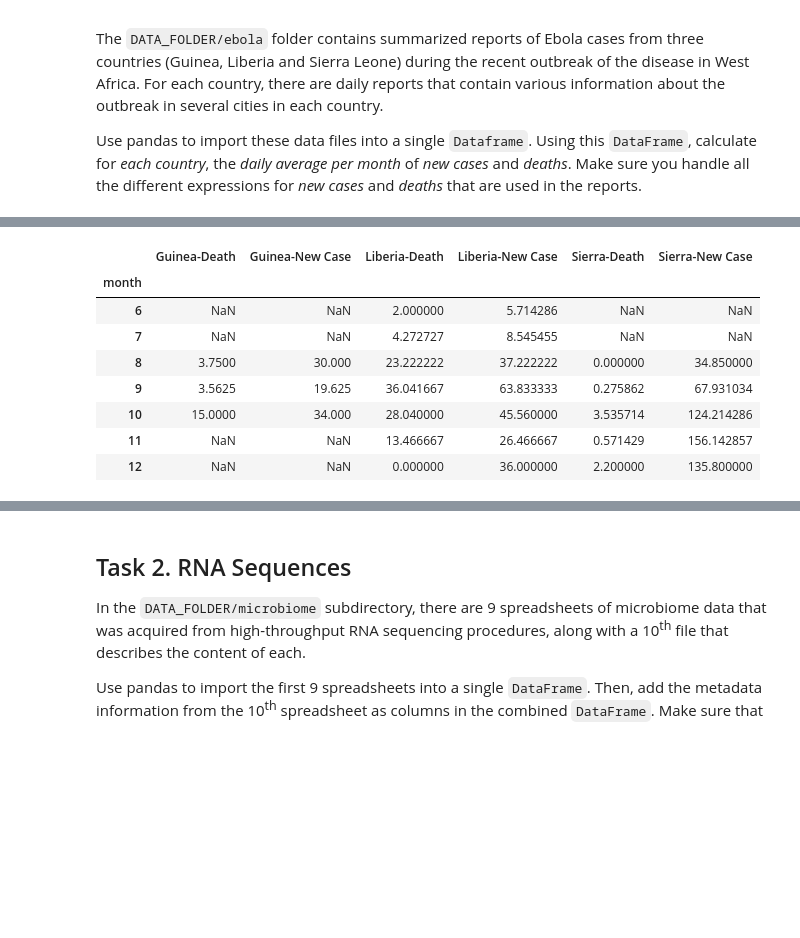
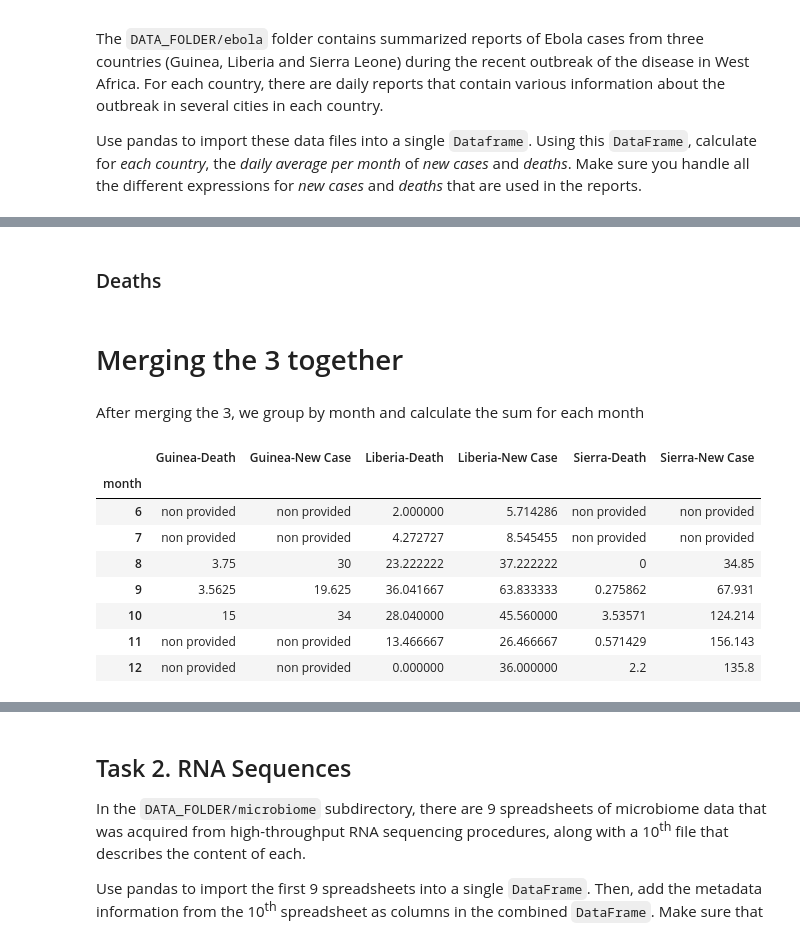
Before and after one commit to oabouzaid/Applied-Data-Analysis, a Jupyter notebook: homework01.ipynb, the cells around one changed output, grey strips where cells are left out. Saved outputs shown, nothing was run; the diff lists cells and outputs as text; code cells hidden in the pictures; blank space fills up the shorter version.

```diff
--- a/homework01.ipynb
+++ b/homework01.ipynb
@@ -4,7 +4,7 @@
  <div class="lev1"><a href="#Task-2.-RNA-Sequences"><span class="toc-item-num">Task 2.&nbsp;&nbsp;</span>RNA Sequences</a></div>
  <div class="lev1"><a href="#Task-3.-Class-War-in-Titanic"><span class="toc-item-num">Task 3.&nbsp;&nbsp;</span>Class War in Titanic</a></div></p>
 # %%
-DATA_FOLDER = 'Data/' # Use the data folder provided in Tutorial 02 - Intro to Pandas.
+DATA_FOLDER = '/Users/abouzaid/Desktop/MA1/ADA/Tutos (2nd done)/02 - Intro to Pandas/Data' # Use the data folder provided in Tutorial 02 - Intro to Pandas.
 # %% [markdown]
 ## Task 1. Compiling Ebola Data
 
@@ -23,7 +32,7 @@ import numpy as np
 import pandas as pd
 # %%
 def getFiles(countryData):
-    return glob.glob(DATA_FOLDER + 'ebola/' + countryData + '/*.csv')
+    return glob.glob(DATA_FOLDER + '/ebola/' + countryData + '/*.csv')
 
 def createDF(countryData, dateField, corruptedFiles):
     files = getFiles(countryData)
@@ -120,4 +148,6 @@ dfGuinea = dfGuinea[(dfGuinea.description == "Total new cases registered so far"
 dfGuinea['total'] = dfGuinea.total.astype('float64')
 guineaNC = dfGuinea.groupby('month').mean()[['total']]
 guineaNC.columns=['Guinea-New Case']
+# %% [markdown]
+### Deaths
 # %%
@@ -130,18 +160,23 @@ dfGuinea = dfGuinea[(dfGuinea.description == "New deaths registered")]\
 dfGuinea['total'] = dfGuinea.total.astype('float64')
 guineaD = dfGuinea.groupby('month').mean()[['total']]
 guineaD.columns=['Guinea-Death']
+# %% [markdown]
+# Merging the 3 together
+# %% [markdown]
+After merging the 3, we group by month and calculate the sum for each month
 # %%
 guineaTwo = pd.concat([guineaNC,guineaD]).groupby('month').sum()
 # %%
 # All findings in a table
-pd.concat([liberiaTwo,sierraTwo,guineaTwo]).groupby('month').sum()
+a = pd.concat([liberiaTwo,sierraTwo,guineaTwo]).groupby('month').sum()
+a.fillna('non provided')
 # %% [output]
 |  | Guinea-Death | Guinea-New Case | Liberia-Death | Liberia-New Case | Sierra-Death | Sierra-New Case |
 | month |  |  |  |  |  |  |
-| 6 | NaN | NaN | 2.000000 | 5.714286 | NaN | NaN |
-| 7 | NaN | NaN | 4.272727 | 8.545455 | NaN | NaN |
-| 8 | 3.7500 | 30.000 | 23.222222 | 37.222222 | 0.000000 | 34.850000 |
-| 9 | 3.5625 | 19.625 | 36.041667 | 63.833333 | 0.275862 | 67.931034 |
-| 10 | 15.0000 | 34.000 | 28.040000 | 45.560000 | 3.535714 | 124.214286 |
-| 11 | NaN | NaN | 13.466667 | 26.466667 | 0.571429 | 156.142857 |
-| 12 | NaN | NaN | 0.000000 | 36.000000 | 2.200000 | 135.800000 |
+| 6 | non provided | non provided | 2.000000 | 5.714286 | non provided | non provided |
+| 7 | non provided | non provided | 4.272727 | 8.545455 | non provided | non provided |
+| 8 | 3.75 | 30 | 23.222222 | 37.222222 | 0 | 34.85 |
+| 9 | 3.5625 | 19.625 | 36.041667 | 63.833333 | 0.275862 | 67.931 |
+| 10 | 15 | 34 | 28.040000 | 45.560000 | 3.53571 | 124.214 |
+| 11 | non provided | non provided | 13.466667 | 26.466667 | 0.571429 | 156.143 |
+| 12 | non provided | non provided | 0.000000 | 36.000000 | 2.2 | 135.8 |
```
Also changed, not shown: parts of 101 cells of this notebook.
